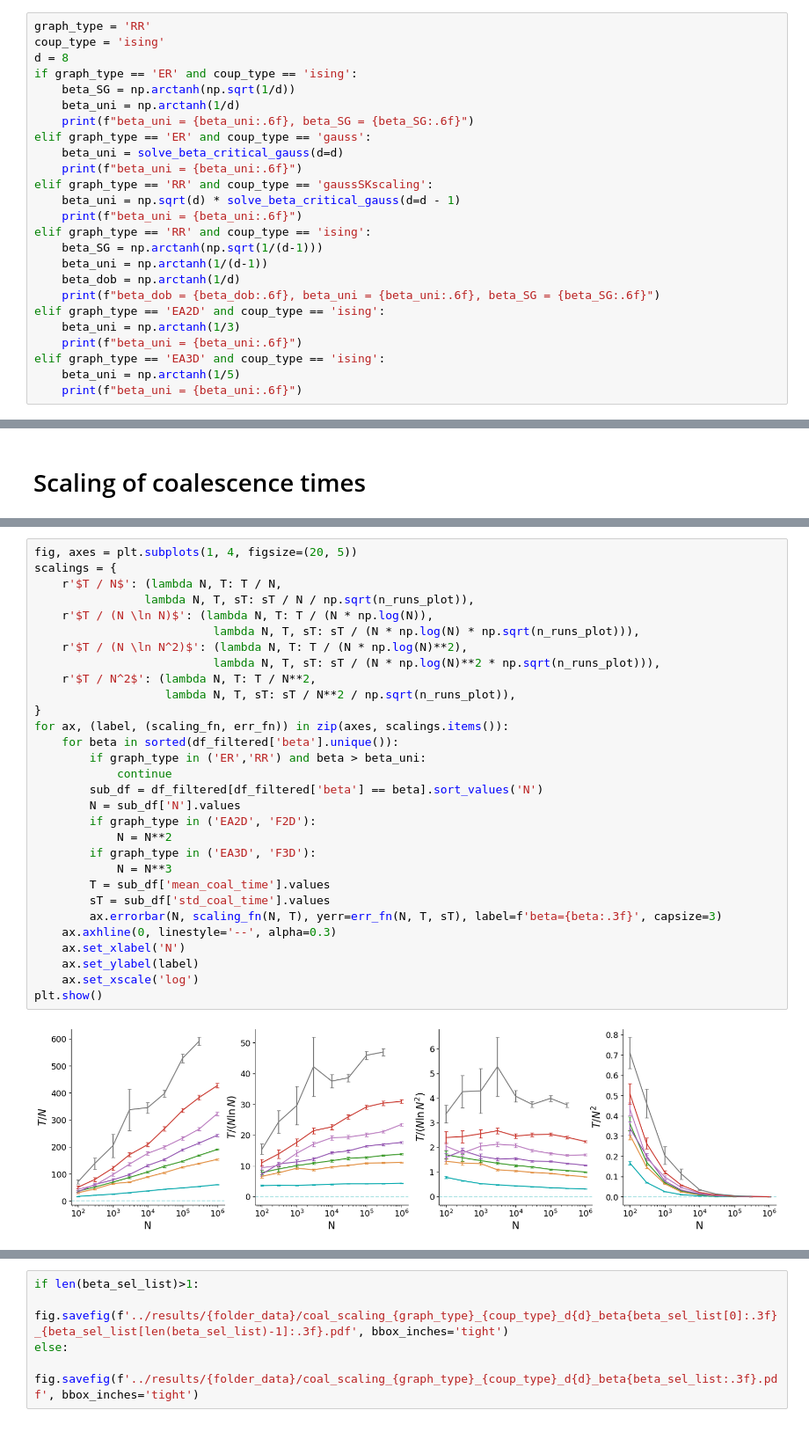
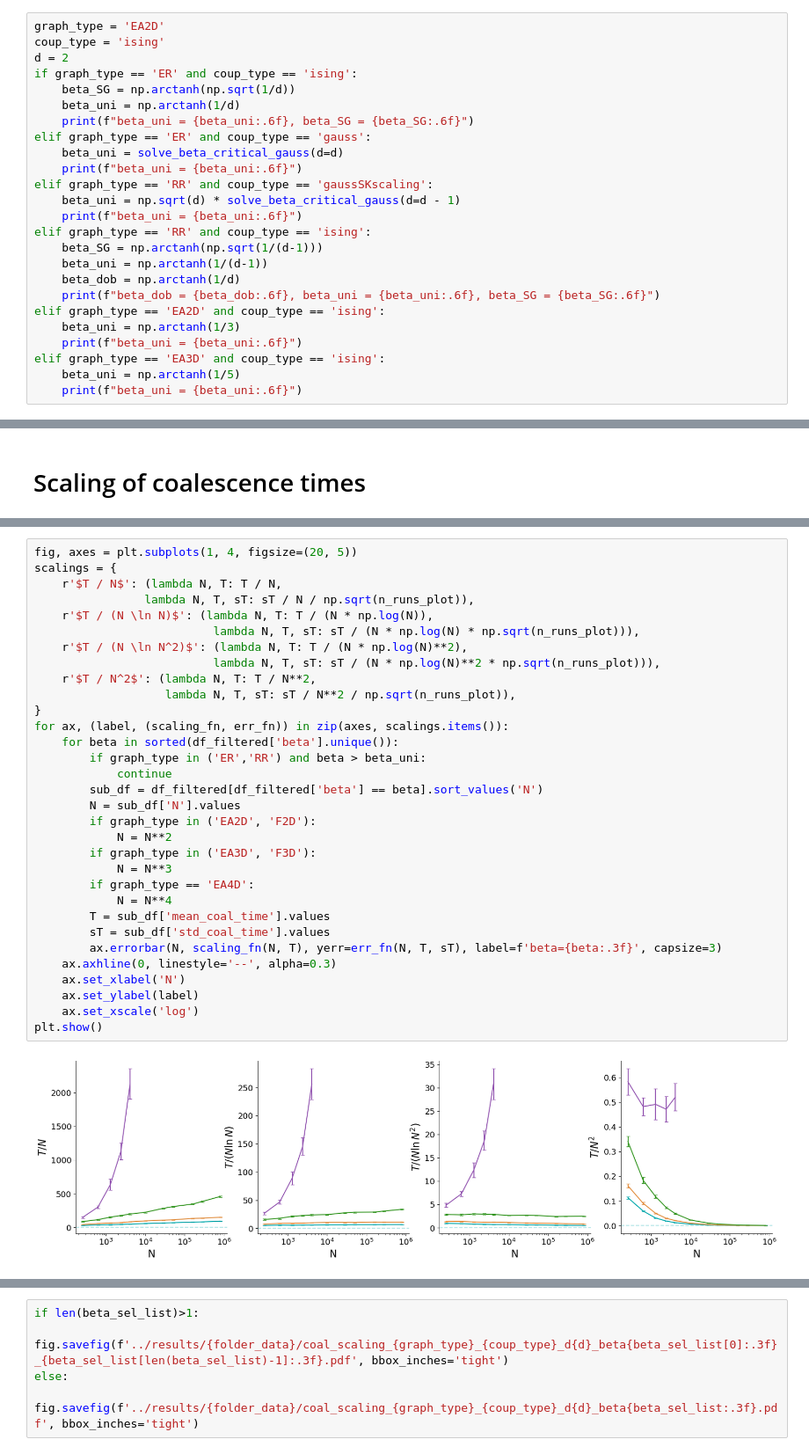
Before and after one commit to LouiseBudzynski/Bounding_Chain_Disordered_Ising_Models, a Jupyter notebook: notebooks/read_coal_time.ipynb, the cells around one changed output, grey strips where cells are left out. Shown at 88% size. Saved outputs shown, nothing was run; the diff lists cells and outputs as text.

Commit message:
runs and plots

```diff
--- a/notebooks/read_coal_time.ipynb
+++ b/notebooks/read_coal_time.ipynb
@@ -36,7 +30,7 @@ array([   256,    625,   1296,   2401,   4096,  10000,  20736,  50625,
 # %%
-graph_type = 'RR'
+graph_type = 'EA2D'
 coup_type = 'ising'
-d = 8
+d = 2
 if graph_type == 'ER' and coup_type == 'ising':
     beta_SG = np.arctanh(np.sqrt(1/d))
     beta_uni = np.arctanh(1/d)
@@ -289,34 +287,36 @@ df_filtered
 fig, axes = plt.subplots(1, 4, figsize=(20, 5))
 scalings = {
     r'$T / N$': (lambda N, T: T / N,
                 lambda N, T, sT: sT / N / np.sqrt(n_runs_plot)),
     r'$T / (N \ln N)$': (lambda N, T: T / (N * np.log(N)),
                           lambda N, T, sT: sT / (N * np.log(N) * np.sqrt(n_runs_plot))),
     r'$T / (N \ln N^2)$': (lambda N, T: T / (N * np.log(N)**2),
                           lambda N, T, sT: sT / (N * np.log(N)**2 * np.sqrt(n_runs_plot))),
     r'$T / N^2$': (lambda N, T: T / N**2,
                    lambda N, T, sT: sT / N**2 / np.sqrt(n_runs_plot)),
 }
 for ax, (label, (scaling_fn, err_fn)) in zip(axes, scalings.items()):
     for beta in sorted(df_filtered['beta'].unique()):
         if graph_type in ('ER','RR') and beta > beta_uni:
             continue
         sub_df = df_filtered[df_filtered['beta'] == beta].sort_values('N')
         N = sub_df['N'].values
         if graph_type in ('EA2D', 'F2D'):
             N = N**2
         if graph_type in ('EA3D', 'F3D'):
             N = N**3
+        if graph_type == 'EA4D':
+            N = N**4
         T = sub_df['mean_coal_time'].values
         sT = sub_df['std_coal_time'].values
         ax.errorbar(N, scaling_fn(N, T), yerr=err_fn(N, T, sT), label=f'beta={beta:.3f}', capsize=3)
     ax.axhline(0, linestyle='--', alpha=0.3)
     ax.set_xlabel('N')
     ax.set_ylabel(label)
     ax.set_xscale('log')
 plt.show()
 # %% [output]
-[figure, old version]
+[figure, new version]
 # %%
 fig, axes = plt.subplots(1, 3, figsize=(20, 5))
 fit_coeffs = {}
```
Also changed, not shown: parts of 12 cells of this notebook, 25 other files.
